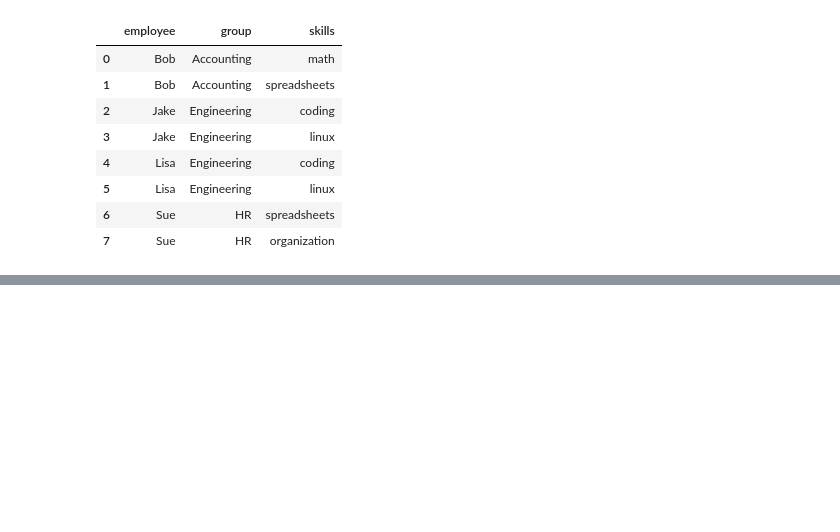
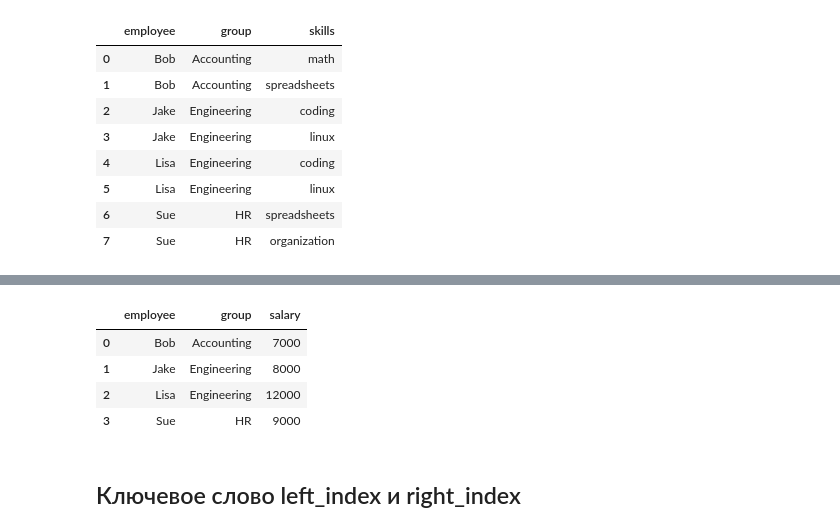
Before and after one commit to ensofter/python_for_difficult_tasks, a Jupyter notebook: Part 3 - Data Manipulation with Pandas.ipynb, the cells around one changed output, grey strips where cells are left out. Drawn from its saved outputs; the diff is of its cells as text; code cells hidden in the pictures; blank space fills up the shorter version.

```diff
--- a/Part 3 - Data Manipulation with Pandas.ipynb
+++ b/Part 3 - Data Manipulation with Pandas.ipynb
@@ -1800,0 +1817,9 @@ sadf
+# %%
+df1 = pd.DataFrame({'employee': ['Bob', 'Jake', 'Lisa', 'Sue'],
+                    'group': ['Accounting', 'Engineering', 'Engineering', 'HR']})
+df2 = pd.DataFrame({'employee': ['Lisa', 'Bob', 'Jake', 'Sue'],
+                    'hire_group': [2004, 2008, 2012, 2014]})
+
+display('df1', 'df2', 'pd.merge(df1, df2, on="employee")')
+
+# параметр работает только когда в левом и правом объекте есть указанное название столбца
@@ -1800,0 +1847,4 @@ sadf
+# %%
+df3 = pd.DataFrame({'name': ['Bob', 'Jake', 'Lisa', 'Sue'],
+                    'salary': [7000, 8000, 12000, 9000]})
+display('df1', 'df3')
@@ -1800,0 +1873,11 @@ sadf
+# %%
+# удаление лишнего столбца
+pd.merge(df1, df3, left_on='employee', right_on='name').drop('name', axis=1)
+# %% [output]
+|  | employee | group | salary |
+| 0 | Bob | Accounting | 7000 |
+| 1 | Jake | Engineering | 8000 |
+| 2 | Lisa | Engineering | 12000 |
+| 3 | Sue | HR | 9000 |
+# %% [markdown]
+## Ключевое слово left_index и right_index
```
Also changed, not shown: parts of 21 cells of this notebook.
